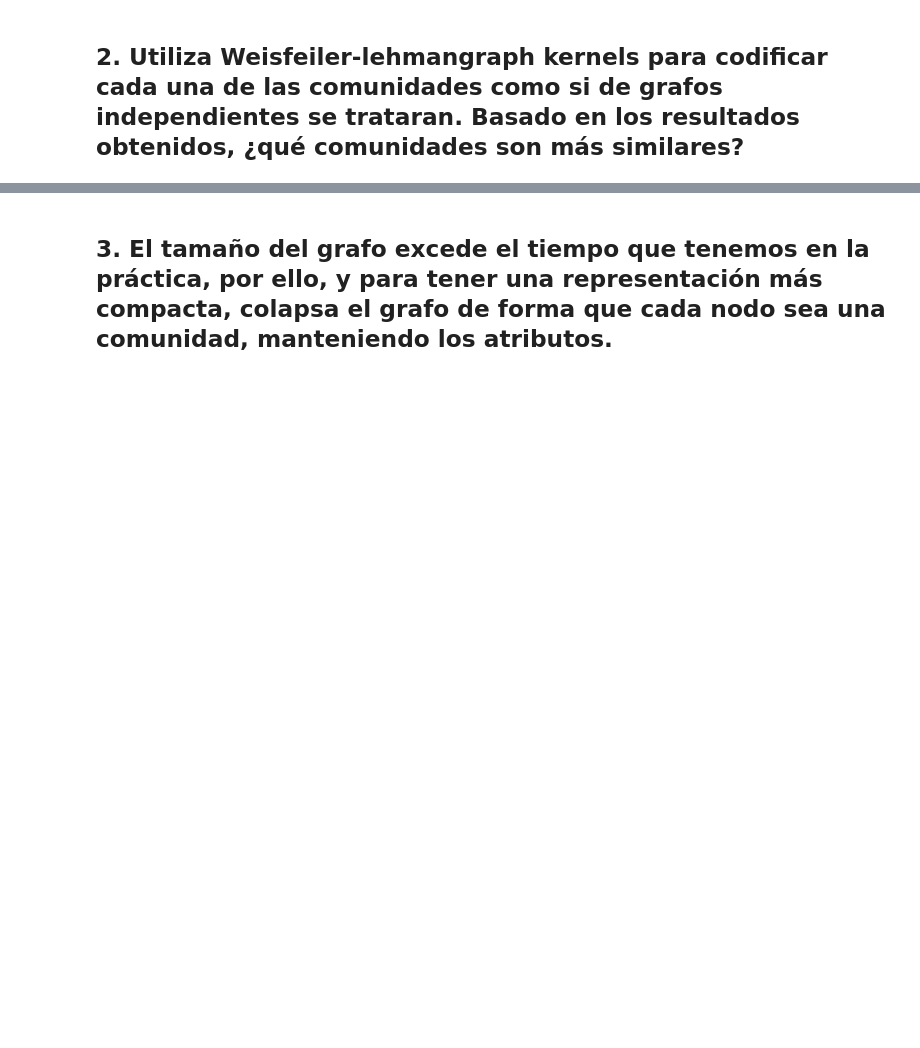
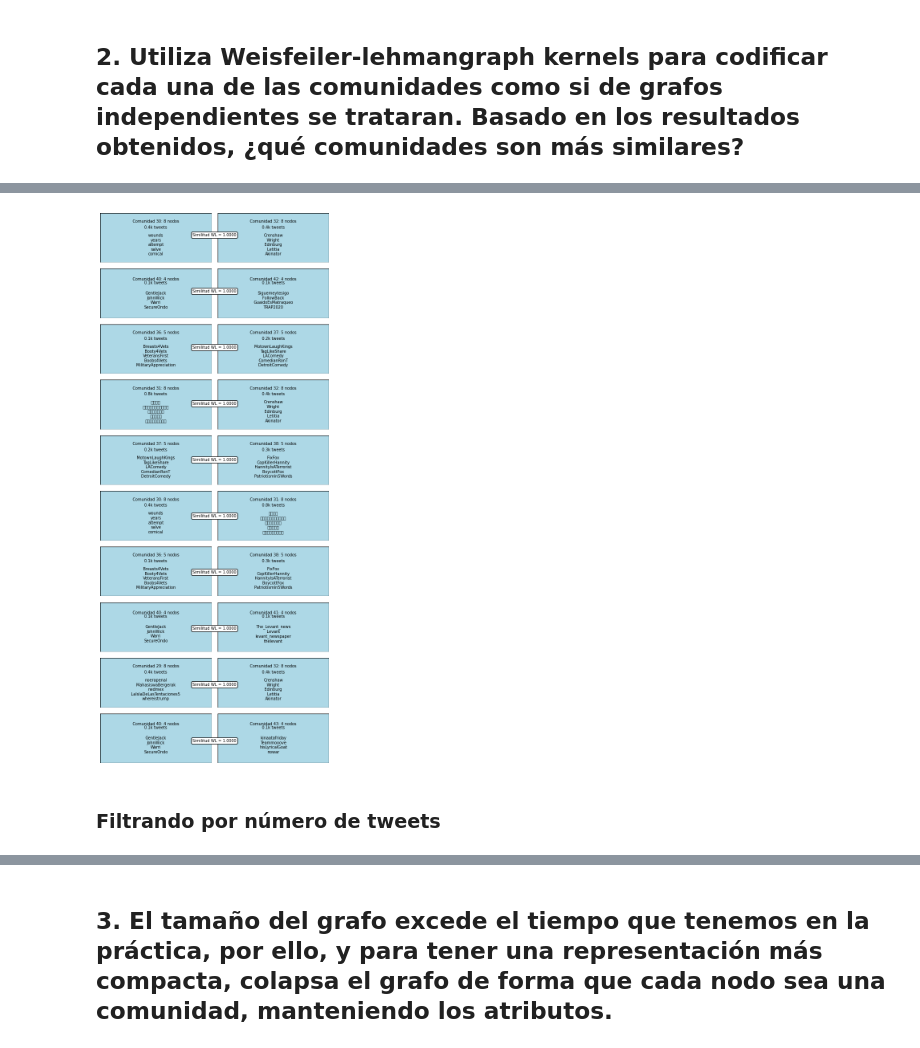
Before and after one commit to luciacuevascsv/analisis_redes_sociales, a Jupyter notebook: Practica I/practicaI.ipynb, the cells around one changed output, grey strips where cells are left out. Drawn from its saved outputs; the diff is of its cells as text; code cells hidden in the pictures; blank space fills up the shorter version.

```diff
--- a/Practica I/practicaI.ipynb
+++ b/Practica I/practicaI.ipynb
@@ -212,0 +246,59 @@ ImportError: cannot import name 'ComplexWarning' from 'numpy' (/usr/local/lib/py
+# %%
+from matplotlib.patches import Rectangle
+
+def plot_comunidades_similitudes(community_sizes, community_tweets, top_nodes, K_unique, num_pairs=10, min_size=50, korm="k"):
+    pairs_i, pairs_j = np.triu_indices_from(K_unique, k=1)
+
+    mask = (np.array(community_sizes)[pairs_i] >= min_size) & (np.array(community_sizes)[pairs_j] >= min_size)
+    filtered_i = pairs_i[mask]
+    filtered_j = pairs_j[mask]
+
+    sims = K_unique[filtered_i, filtered_j]
+
+    sorted_idx = np.argsort(sims)[::-1]
+    filtered_i = filtered_i[sorted_idx]
+    filtered_j = filtered_j[sorted_idx]
+    sims = sims[sorted_idx]
+
+    n_plot = min(num_pairs, len(filtered_i))
+
+    fig, axes = plt.subplots(nrows=n_plot, ncols=2, figsize=(6, n_plot * 1.4))
+    if n_plot == 1:
+        axes = axes.reshape(1, 2)
+
+    for row in range(n_plot):
+        i, j = filtered_i[row], filtered_j[row]
+        sim = sims[row]
+
+        for col, com_idx in enumerate([i, j]):
+            ax = axes[row, col]
+            ax.axis("off")
+
+            ax.add_patch(
+                Rectangle((0, 0), 1, 1, transform=ax.transAxes,
+                          facecolor="lightblue", edgecolor="black", linewidth=1, zorder=0))
+
+            size = community_sizes[com_idx]
+            nodes = top_nodes[com_idx]
+            text = f"Comunidad {com_idx}: {size} nodos\n\n\n" + "\n".join(nodes)
+            ax.text(0.5, 0.5, text, ha="center", va="center", fontsize=7, family="DejaVu Sans", zorder=1)
+            if korm == "m":
+                ax.text(0.5, 0.75, f"{community_tweets[com_idx]/1_000_000:.1f}M tweets",
+                        ha="center", va="top", fontsize=7)
+            elif korm == "k":
+                ax.text(0.5, 0.75, f"{community_tweets[com_idx]/1_000:.1f}k tweets",
+                        ha="center", va="top", fontsize=7)
+
+
+        fig.text(0.5, 1 - (row + 0.5) / n_plot, f"Similitud WL = {sim:.4f}",
+                 ha="center", va="center", fontsize=7,
+                 bbox=dict(facecolor="white", edgecolor="black", boxstyle="round,pad=0.3"))
+
+    plt.tight_layout()
+    plt.show()
+
+plot_comunidades_similitudes(community_sizes, community_tweets, top_nodes, K_unique, 10, 0, "k")
+# %% [output]
+[figure, added]
+# %% [markdown]
+### Filtrando por número de tweets
```
Also changed, not shown: parts of 14 cells of this notebook.
